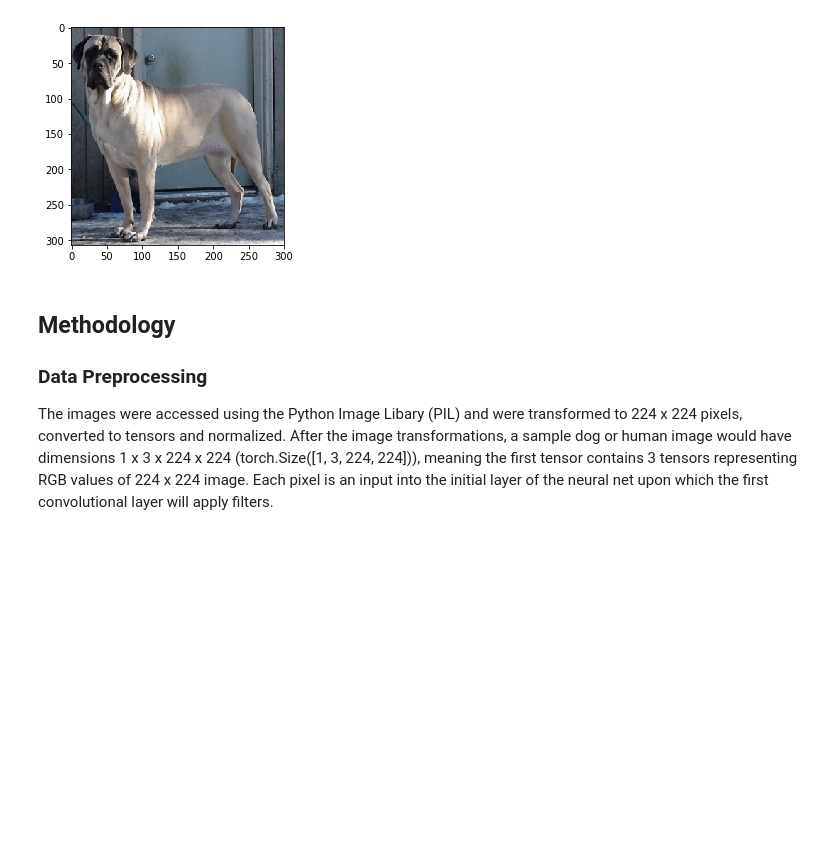
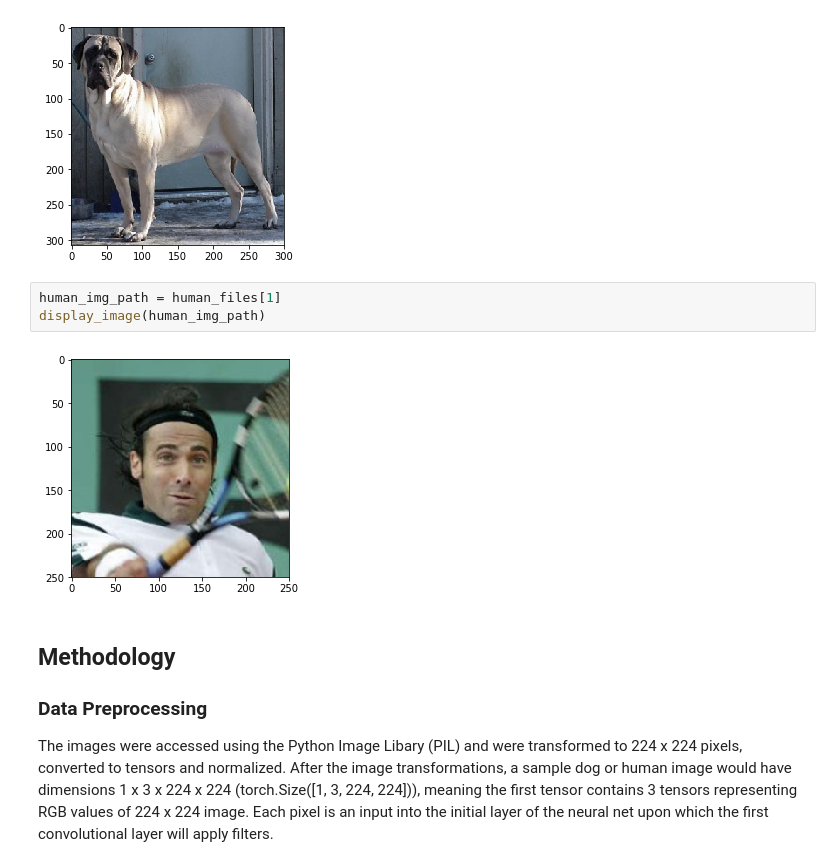
Before and after one commit to valmsmith39a/u-g-image-recognition-capstone, a Jupyter notebook: report.ipynb, the cells around one changed output. Saved outputs shown, nothing was run; the diff lists cells and outputs as text; blank space fills up the shorter version.

```diff
--- a/report.ipynb
+++ b/report.ipynb
@@ -50,6 +50,11 @@ dog_img_path = dog_files[1]
 display_image(dog_img_path)
 # %% [output]
 [figure]
+# %%
+human_img_path = human_files[1]
+display_image(human_img_path)
+# %% [output]
+[figure, added]
 # %% [markdown]
 ## Methodology
 
```
Also changed, not shown: parts of 7 cells of this notebook.
